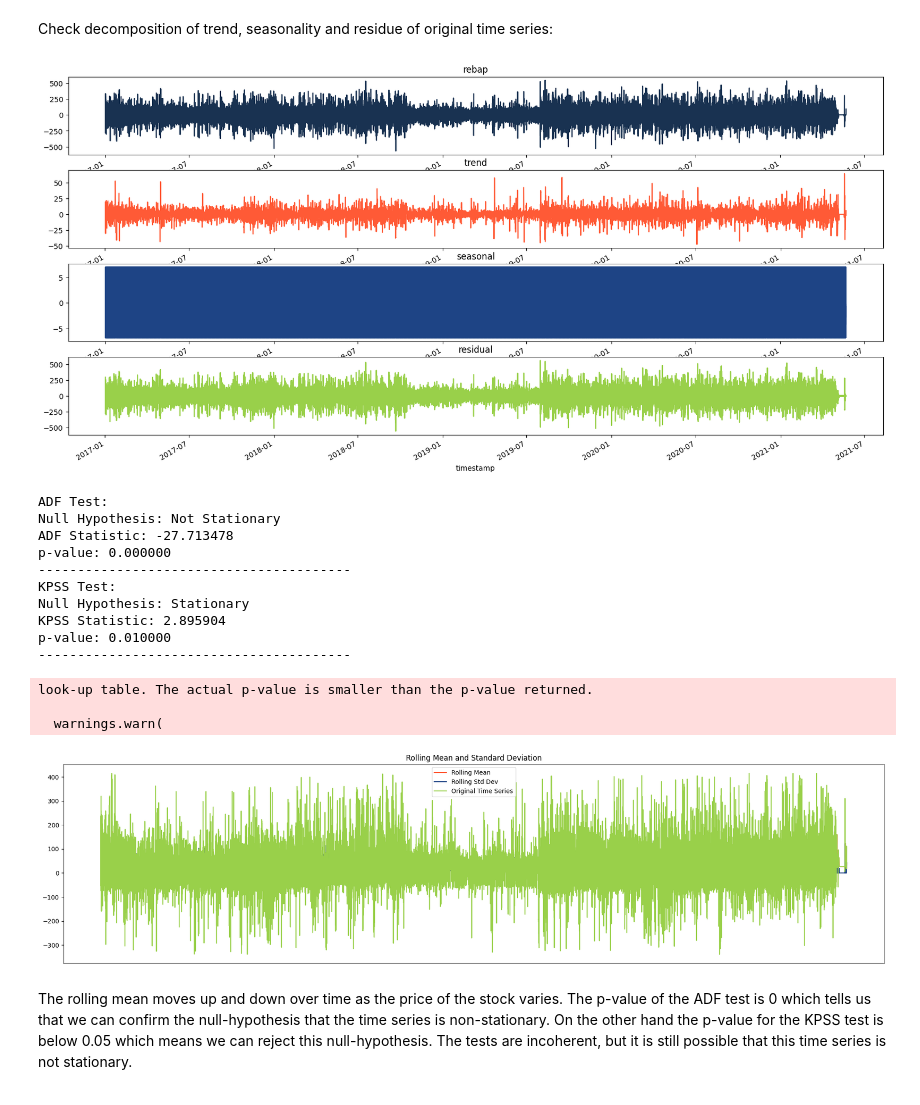
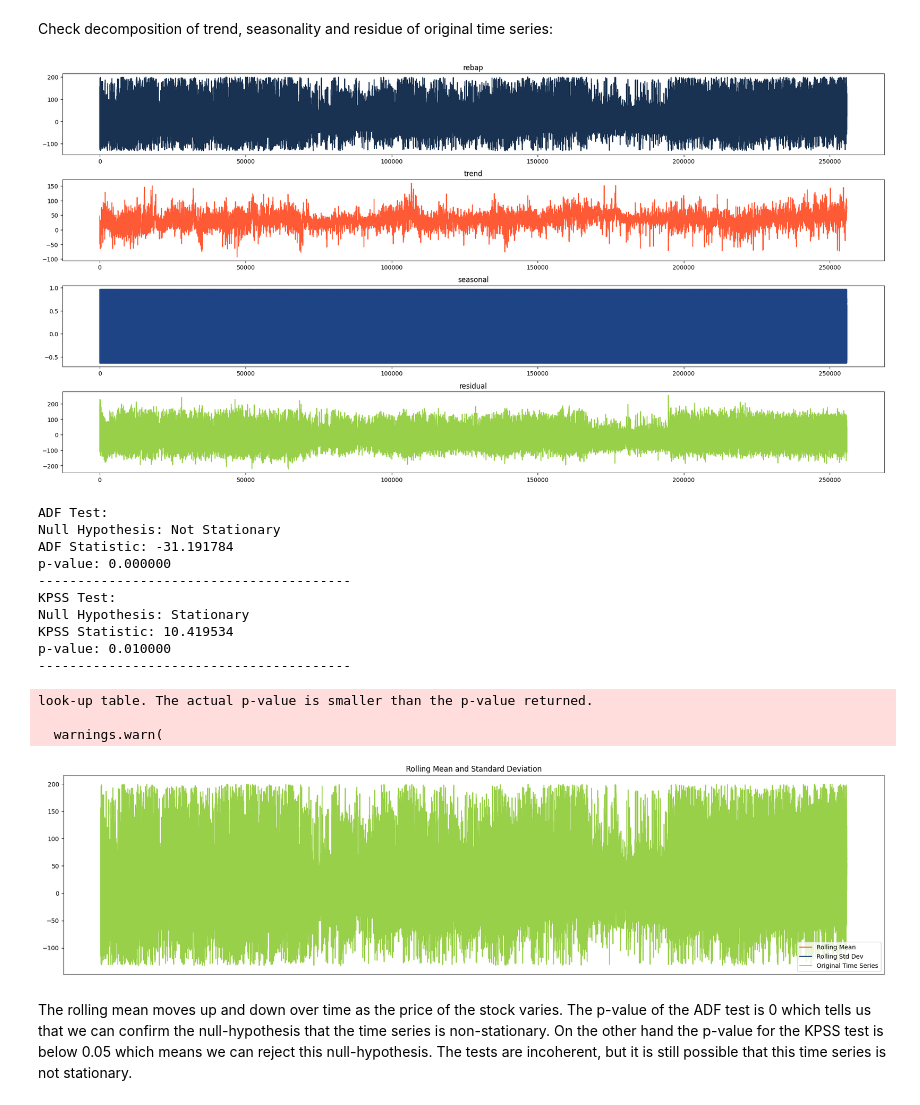
Before and after one commit to Antadurunnu/Energy-imbalance-price-prediction, a Jupyter notebook: es_forecast_data_processing.ipynb, the cells around one changed output. Drawn from its saved outputs; the diff is of its cells as text; code cells hidden in the pictures.

```diff
--- a/es_forecast_data_processing.ipynb
+++ b/es_forecast_data_processing.ipynb
@@ -193,6 +190,10 @@ plt.rcParams['figure.dpi'] = 100
 # Visualize the Data:
 
 I start by plotting the rebap prize in €/mwh data over time. I can either use the hourly development or aggregate the feature by day to get a less dense plot.
+# %%
+df_input = pd.read_csv("data/data_processed/df_rebap.csv")
+# %%
+df_input['timestamp']=df_input['timestamp'].astype('datetime64')
 # %%
 # Temperature hourly development over time
 fig, ax = plt.subplots()
@@ -212,5 +213,5 @@ sns.boxplot(x=df_input['rebap_eur_mwh'])
 
 Now we will get rid of those outliers outside the +/- 3 Standard Deviation range with the following code line:
 # %%
-std_dev = 3*df_input['rebap_eur_mwh'].std()
-df_input = df_input[np.abs(df_input['rebap_eur_mwh'] - df_input['rebap_eur_mwh'].mean()) <= std_dev]
+std_dev = 3*df_input['1_rebap_eur_mwh'].std()
+df_input = df_input[np.abs(df_input['1_rebap_eur_mwh'] - df_input['1_rebap_eur_mwh'].mean()) <= std_dev]
@@ -254,9 +255,9 @@ dtype: int64
 Check decomposition of trend, seasonality and residue of original time series:
 # %%
 # Check decomposition of trend, seasonality and residue of original time series
-decomposition = seasonal_decompose(x=df_input['rebap_eur_mwh'],
+decomposition = seasonal_decompose(x=df_input['1_rebap_eur_mwh'],
                                    model='additive',
-                                   period=96)
+                                   period=24)
 
 
 fig, ax = plt.subplots(4, 1, figsize=(12, 12), constrained_layout=True)
@@ -270,4 +271,4 @@ decomposition.resid.plot(c=sns_c[3], ax=ax[3])
 ax[3].set(title='residual')
 fig.set_size_inches(20, 10);
 # %% [output]
-[figure, old version]
+[figure, new version]
@@ -290,36 +314,36 @@ def stationarity_test(rebap_eur_mwh):
     plt.title('Rolling Mean and Standard Deviation')
 
     # ADF test
     print("ADF Test:")
     adf_test = adfuller(rebap_eur_mwh,autolag='AIC')
     print('Null Hypothesis: Not Stationary')
     print('ADF Statistic: %f' % adf_test[0])
     print('p-value: %f' % adf_test[1])
     print('----'*10)
 
     # KPSS test
     print("KPSS Test:")
     kpss_test = kpss(rebap_eur_mwh, regression='c', nlags="legacy", store=False)
     print('Null Hypothesis: Stationary')
     print('KPSS Statistic: %f' % kpss_test[0])
     print('p-value: %f' % kpss_test[1])
     print('----'*10)
 
-stationarity_test(df_input['rebap_eur_mwh'])
+stationarity_test(df_input['1_rebap_eur_mwh'])
 # %% [output]
 ADF Test:
 Null Hypothesis: Not Stationary
-ADF Statistic: -27.713478
+ADF Statistic: -31.191784
 p-value: 0.000000
 ----------------------------------------
 KPSS Test:
 Null Hypothesis: Stationary
-KPSS Statistic: 2.895904
+KPSS Statistic: 10.419534
 p-value: 0.010000
 ----------------------------------------
 look-up table. The actual p-value is smaller than the p-value returned.
 
   warnings.warn(
-[figure, old version]
+[figure, new version]
 # %% [markdown]
 The rolling mean moves up and down over time as the price of the stock varies. The p-value of the ADF test is 0 which tells us that we can confirm the null-hypothesis that the time series is non-stationary. On the other hand the p-value for the KPSS test is below 0.05 which means we can reject this null-hypothesis. The tests are incoherent, but it is still possible that this time series is not stationary.
```
Also changed, not shown: parts of 52 cells of this notebook, 1 other file.
